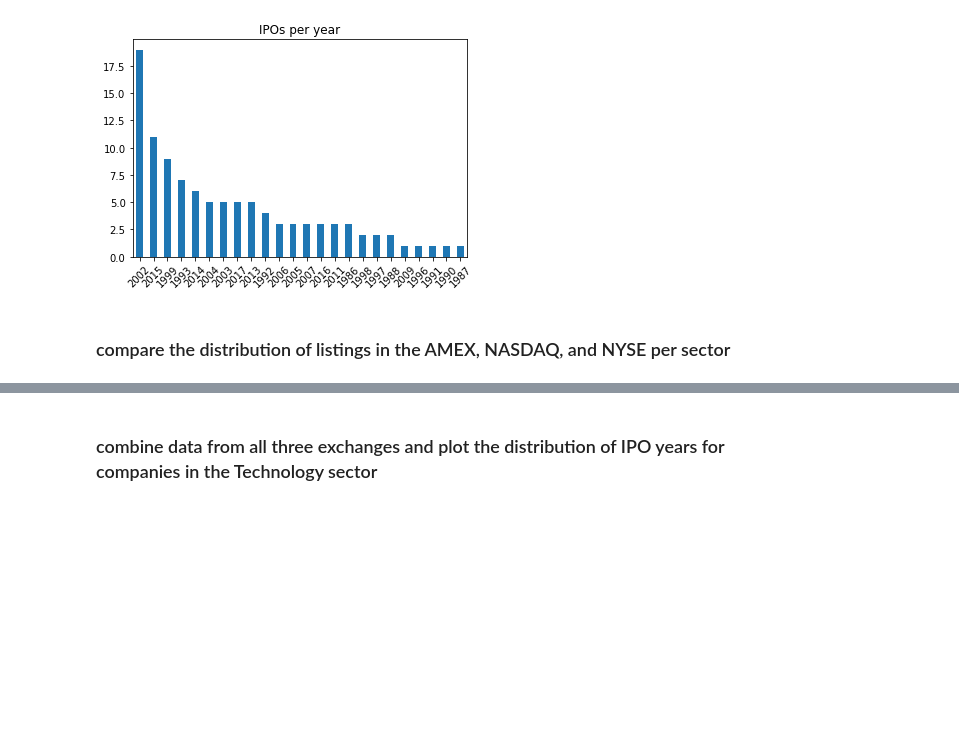
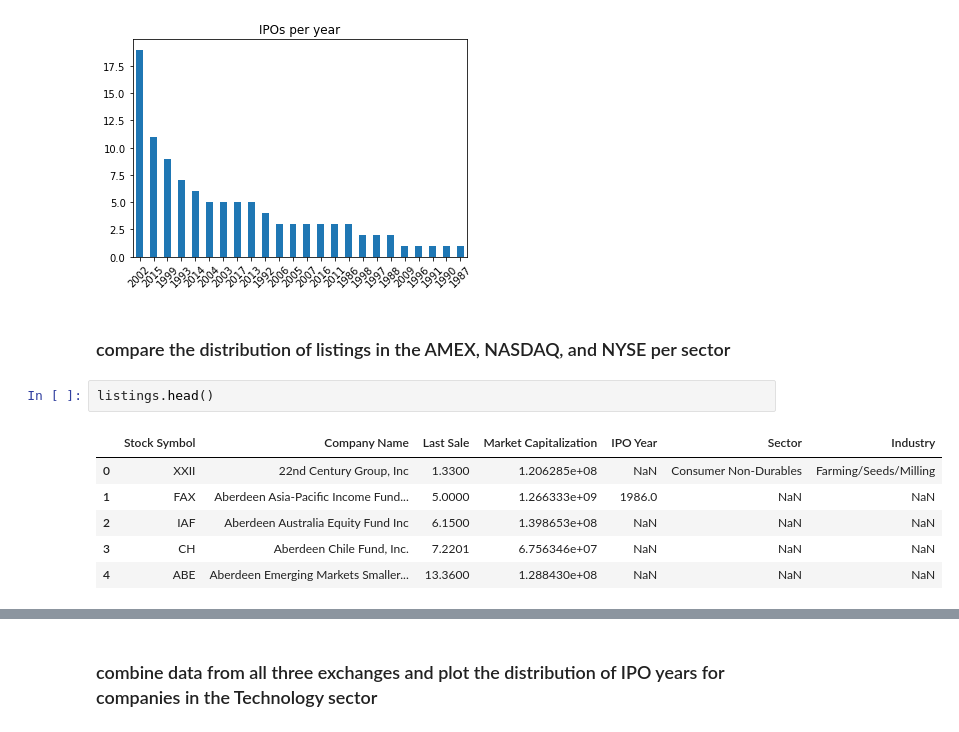
Before and after one commit to naikshubham/Importing-Managing-Financial-Data-in-Python, a Jupyter notebook: summarize_categorical_variables.ipynb, the cells around one changed output, grey strips where cells are left out. Drawn from its saved outputs; the diff is of its cells as text; blank space fills up the shorter version.

```diff
--- a/summarize_categorical_variables.ipynb
+++ b/summarize_categorical_variables.ipynb
@@ -108,5 +108,14 @@ plt.xticks(rotation=45)
 [figure]
 # %% [markdown]
 ### compare the distribution of listings in the AMEX, NASDAQ, and NYSE per sector
+# %%
+listings.head()
+# %% [output]
+|  | Stock Symbol | Company Name | Last Sale | Market Capitalization | IPO Year | Sector | Industry |
+| 0 | XXII | 22nd Century Group, Inc | 1.3300 | 1.206285e+08 | NaN | Consumer Non-Durables | Farming/Seeds/Milling |
+| 1 | FAX | Aberdeen Asia-Pacific Income Fund... | 5.0000 | 1.266333e+09 | 1986.0 | NaN | NaN |
+| 2 | IAF | Aberdeen Australia Equity Fund Inc | 6.1500 | 1.398653e+08 | NaN | NaN | NaN |
+| 3 | CH | Aberdeen Chile Fund, Inc. | 7.2201 | 6.756346e+07 | NaN | NaN | NaN |
+| 4 | ABE | Aberdeen Emerging Markets Smaller... | 13.3600 | 1.288430e+08 | NaN | NaN | NaN |
 # %%
 # Create the list exchanges
```
Also changed, not shown: parts of 2 cells of this notebook.
